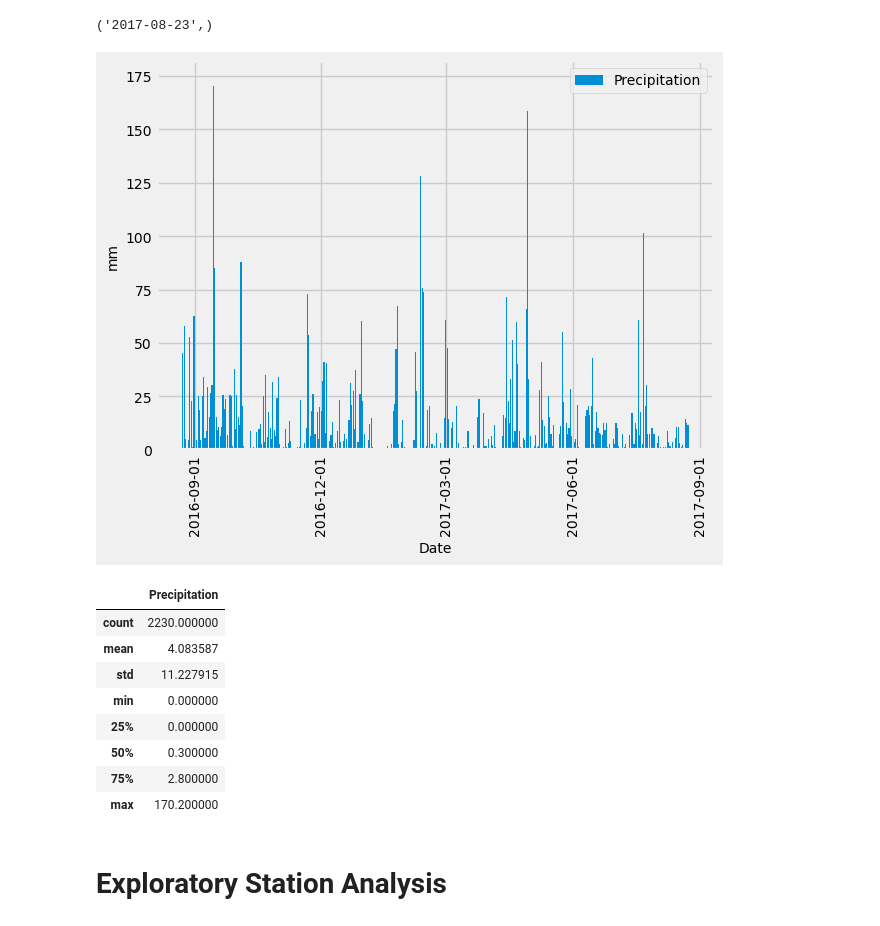
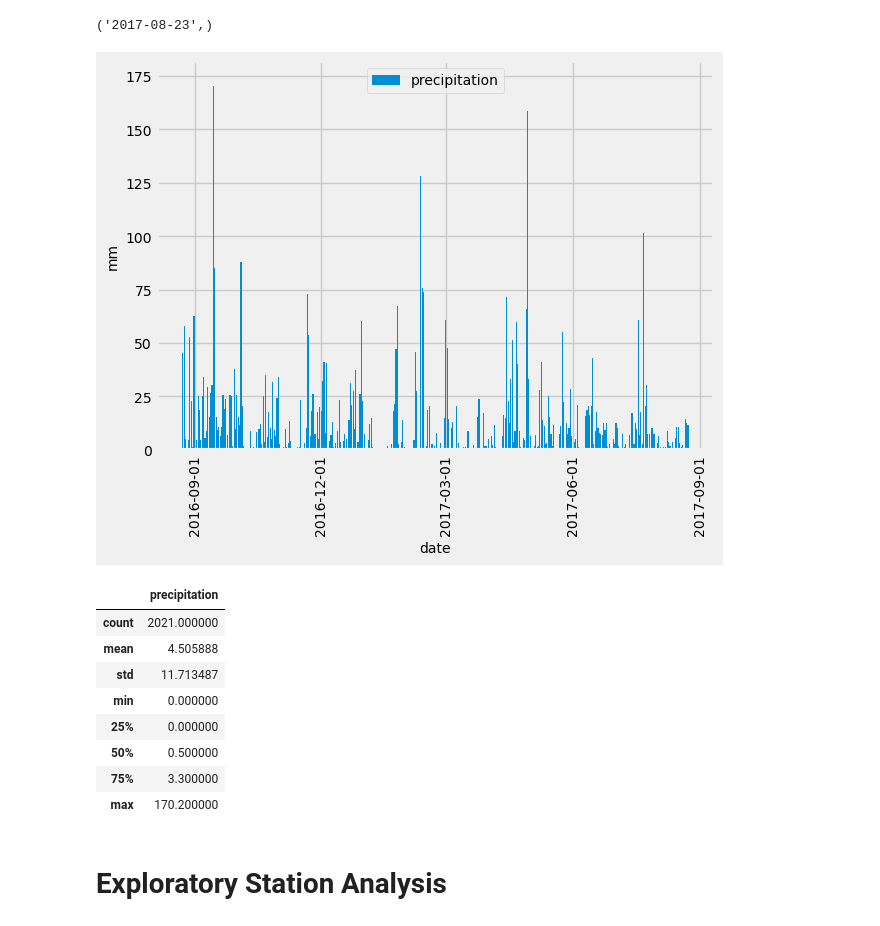
Before and after one commit to enumerbs/Module10-Challenge-SQLAlchemy, a Jupyter notebook: SurfsUp/climate.ipynb, the cells around one changed output. Cells and saved outputs as stored; diff of their text form; code cells hidden in the pictures.

Commit message:
refactor: revise 'Exploratory Precipitation Analysis' to use lower case column names as per challenge instructions

```diff
--- a/SurfsUp/climate.ipynb
+++ b/SurfsUp/climate.ipynb
@@ -43,83 +43,88 @@ session = Session(bind=engine)
 # Exploratory Precipitation Analysis
 # %%
 # Find the most recent date in the data set.
-most_recent_date = session.query(Measurement.date).order_by(Measurement.date.desc()).first()
-most_recent_date
+most_recent_date_str = session.query(Measurement.date).order_by(Measurement.date.desc()).first()
+most_recent_date_str
 # %% [output]
 ('2017-08-23',)
 # %%
 # Design a query to retrieve the last 12 months of precipitation data and plot the results.
 # Starting from the most recent data point in the database.
-last_date = dt.date.fromisoformat(most_recent_date[0])
+last_date = dt.date.fromisoformat(most_recent_date_str[0])
 
 # Calculate the date one year from the last date in data set.
 one_year_before_last_date = last_date + relativedelta(years=-1)
 
 # Perform a query to retrieve the data and precipitation scores
-last12months_query = session.query(Measurement.date, Measurement.prcp)\
-                            .filter(Measurement.date.between(one_year_before_last_date, last_date))
+last12months_data = session.query(Measurement.date, Measurement.prcp)\
+                            .filter(Measurement.date.between(one_year_before_last_date, last_date))\
+                            .all()
 
 # Save the query results as a Pandas DataFrame. Explicitly set the column names
-last12months_df = pd.read_sql(sql=last12months_query.statement, con=engine)
-last12months_df.columns = ["Date", "Precipitation"]
+last12months_df = pd.DataFrame(last12months_data)
+last12months_df.columns = ["date", "precipitation"]
 
-# Replace NaN instances with zero (original data for these observations had 'None' recorded instead of 0.0)
-last12months_df["Precipitation"] = last12months_df["Precipitation"].fillna(0)
+# # REVISIT
+# # Replace any NaN instances with zero
+# last12months_df["precipitation"] = last12months_df["precipitation"].fillna(0)
 
 # Convert date strings to datetime values
-last12months_df["Date"] = last12months_df["Date"].astype('datetime64[ns]')
+last12months_df["date"] = last12months_df["date"].astype('datetime64[ns]')
 
 # Sort the dataframe by date
-last12months_df = last12months_df.sort_values(by=["Date"])
+last12months_df = last12months_df.sort_values(by=["date"])
+
+# # REVISIT
+# last12months_df.describe()
 # %%
 # Prepare dataframe for plotting - set index to Date column values to help overcome issues with x-axis data label values
 # showing '1970' for the year (refer to comments in the next cell for details).
-last12months_df.set_index("Date", inplace=True)
+last12months_df.set_index("date", inplace=True)
 # %%
 # Use Pandas Plotting with Matplotlib to plot the data
 
 # First attempted using Pandas dataframe-style plotting...
 # last12months_df.plot(kind = "bar")
 # ...but had trouble with getting x-axis date label values to work, so reverted to matplotlib-style approach.
 # Reference:
 # https://stackoverflow.com/questions/64919511/dateformatter-is-bringing-1970-as-year-not-the-original-year-in-the-dataset
 
 # Configure a bar chart
 fig, ax = plt.subplots()
-ax.bar(last12months_df.index.values, last12months_df["Precipitation"])
+ax.bar(last12months_df.index.values, last12months_df["precipitation"])
 # Apply axis labels and Legend
 ax.set_ylabel("mm", fontsize=10)
-ax.set_xlabel("Date", fontsize=10)
-ax.legend(["Precipitation"], loc="best", fontsize=10)
+ax.set_xlabel("date", fontsize=10)
+ax.legend(["precipitation"], loc="upper center", fontsize=10)
 # Enable a background grid
 ax.grid(True)
 # Set x-axis (Date) labels every 3 months, and rotate them 90 degrees
 locator = mdates.MonthLocator(interval=3)
 ax.xaxis.set_major_locator(locator)
 ax.xaxis.set_major_formatter(mdates.DateFormatter('%Y-%m-%d'))
 x_labels = ax.get_xticklabels()
 plt.setp(x_labels, rotation=90, fontsize=10)
 # Set y-axis labels and upper limit
 y_labels = ax.get_yticklabels()
 plt.setp(y_labels, fontsize=10)
-plt.ylim((0,round(last12months_df["Precipitation"].max()) + 12))
+plt.ylim((0,round(last12months_df["precipitation"].max()) + 12))
 
 # Display the plot with the above features
 plt.show()
 # %% [output]
-[figure, old version]
+[figure, new version]
 # %%
 # Use Pandas to calculate the summary statistics for the precipitation data
 last12months_df.describe()
 # %% [output]
-|  | Precipitation |
-| count | 2230.000000 |
-| mean | 4.083587 |
-| std | 11.227915 |
+|  | precipitation |
+| count | 2021.000000 |
+| mean | 4.505888 |
+| std | 11.713487 |
 | min | 0.000000 |
 | 25% | 0.000000 |
-| 50% | 0.300000 |
-| 75% | 2.800000 |
+| 50% | 0.500000 |
+| 75% | 3.300000 |
 | max | 170.200000 |
 # %% [markdown]
 # Exploratory Station Analysis
```
Also changed, not shown: parts of 7 cells of this notebook.
